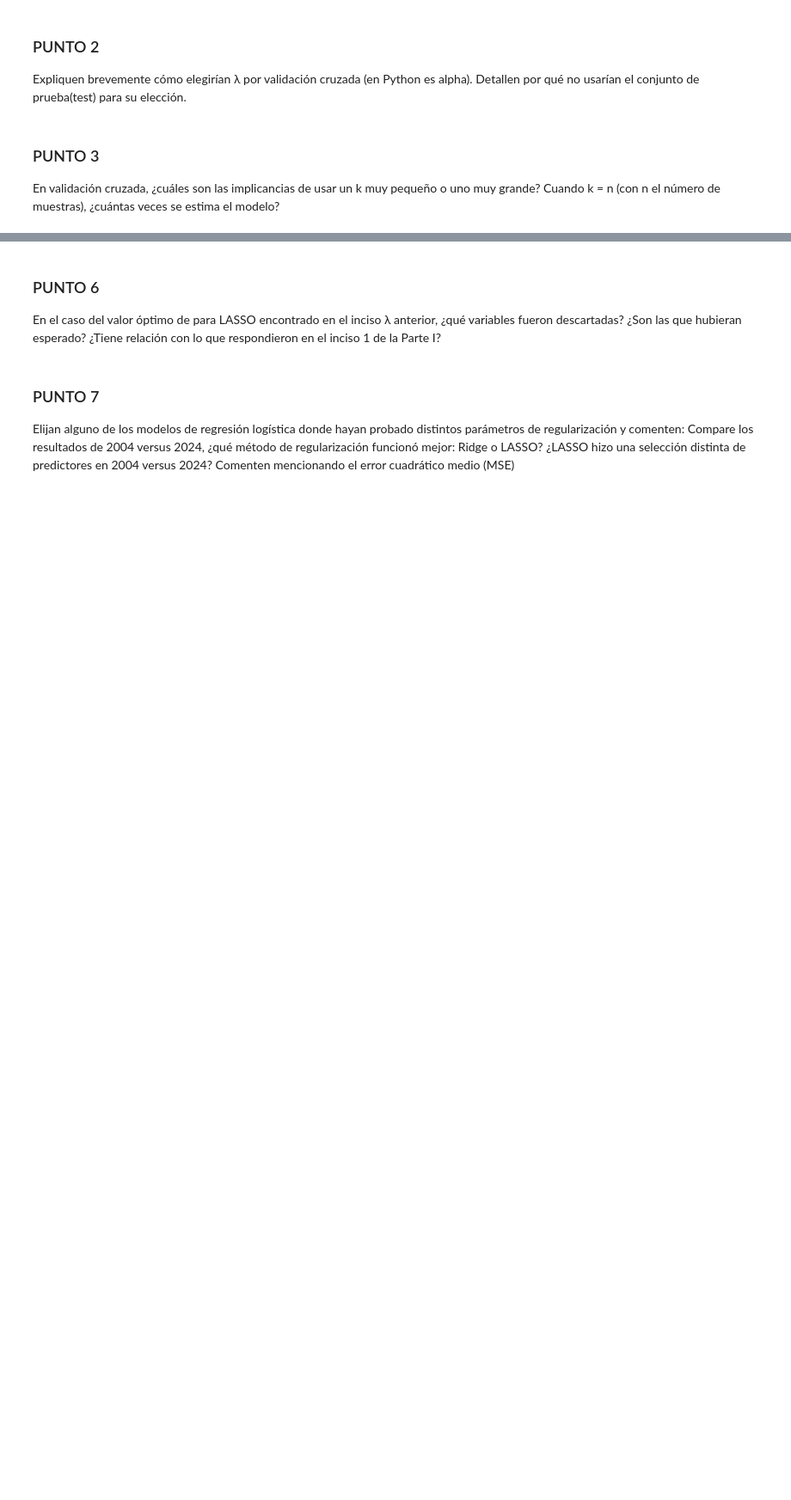
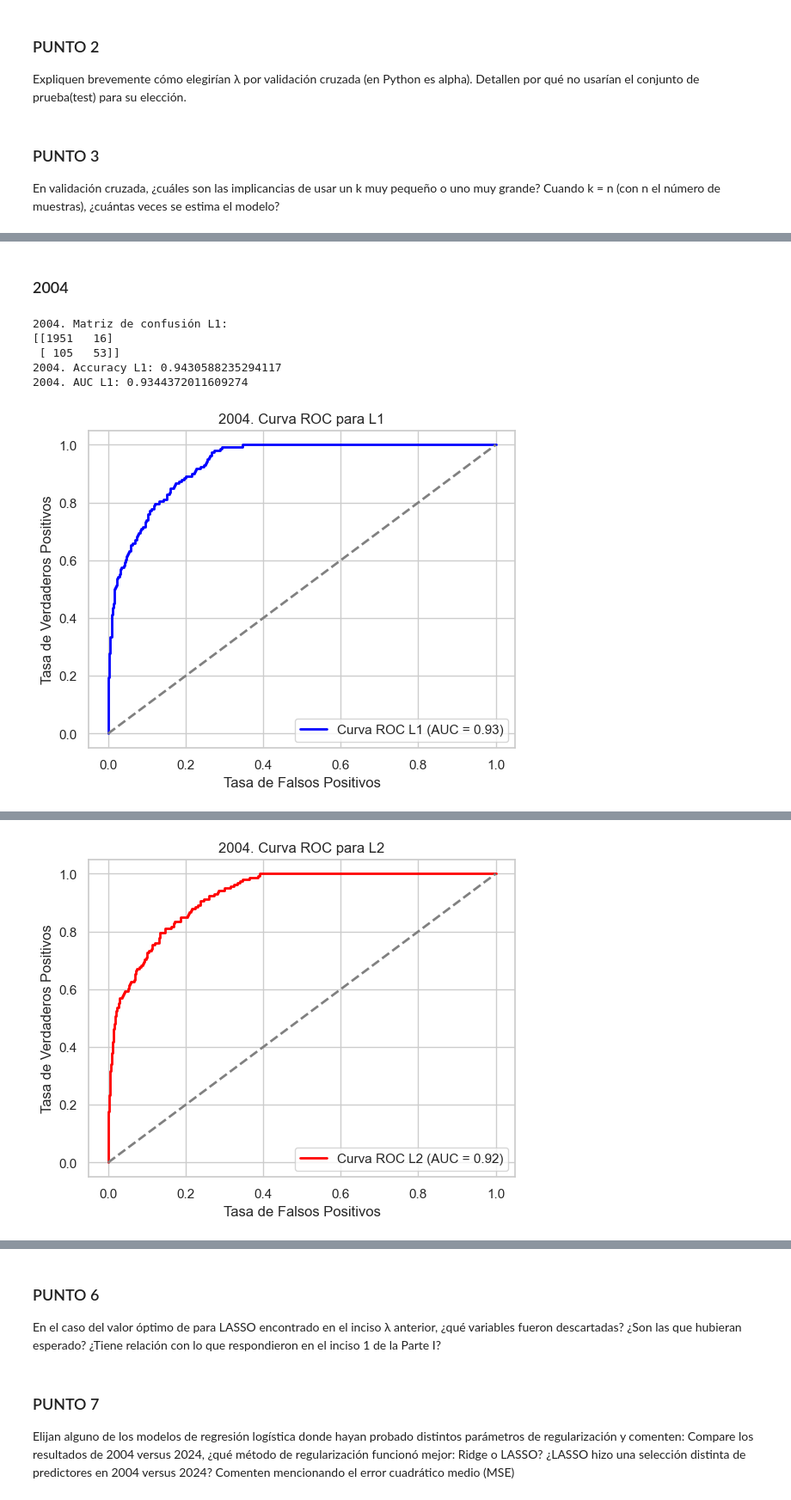
Before and after one commit to AngelaNavajas/CC408-T1-4, a Jupyter notebook: TP4/TP4.ipynb, the cells around one changed output, grey strips where cells are left out. Shown: that part at 86% size. Drawn from its saved outputs; the diff is of its cells as text; code cells hidden in the pictures; blank space fills up the shorter version.

```diff
--- a/TP4/TP4.ipynb
+++ b/TP4/TP4.ipynb
@@ -516,7 +511,7 @@ print(base_final)
 # %%
 # CATEGORICAS A DUMMIES
 #Paramos de categoricas a dummies las variables con mas de una categoria
-base_final_dummies = pd.get_dummies(base_final, columns = [ "ch03", "ch04","ch07", "ch08", "nivel_ed", "estado", "cat_inac", "componente", "mas_500", "aglomerado"], drop_first=True)
+base_final_dummies = pd.get_dummies(base_final, columns = [ "ch03", "ch04","ch07", "ch08", "nivel_ed", "estado", "mas_500", "aglomerado"], drop_first=False)
 
 #Pasamos a dummies las binarias
 def transformar_a_dummies(dataframe, columnas):
@@ -894,3 +916,5 @@ El objetivo de esta parte del trabajo es nuevamente intentar predecir si una per
+# %%
+base_final_dummies = base_final_dummies.drop(columns=['pp02h'])
 # %%
 # Base con datos que sí respondieron a la condición de actividad
 respondieron = base_final_dummies[base_final_dummies['estado_0'] == 0]
@@ -933,0 +1020,12 @@ print(y_train_2024.shape)
+# %%
+# Iniciamos el Standard Scaler
+sc = StandardScaler()
+
+# Estandarizamos las observaciones de entrenamiento
+X_train_2004_trans = pd.DataFrame(sc.fit_transform(X_train_2004), index=X_train_2004.index, columns=X_train_2004.columns)
+
+# Estandarizamos las observaciones de test
+X_test_2004_trans = pd.DataFrame(sc.transform(X_test_2004), index=X_test_2004.index, columns=X_test_2004.columns)
+
+# Estadisticas luego de estandarizar
+X_train_2004_trans.describe().T
@@ -1002,0 +1095,63 @@ print("Resultados para 2024 con penalización L2:", resultados_2024_L2)
+# %% [markdown]
+### 2004
+# %%
+# Configuración del modelo de regresión logística con penalización L1 (LASSO)
+model_l1_04 = LogisticRegression(penalty='l1', C=1, solver='liblinear')  # L1 penalidad, solver liblinear para L1
+model_l1_04.fit(X_train_2004_trans, y_train_2004)
+pred_l1_04 = model_l1_04.predict(X_test_2004_trans)
+pred_prob_l1_04 = model_l1_04.predict_proba(X_test_2004_trans)[:, 1]
+
+# Evaluación para L1
+cm_l1_04 = confusion_matrix(y_test_2004, pred_l1_04)
+accuracy_l1_04 = accuracy_score(y_test_2004, pred_l1_04)
+fpr_l1_04, tpr_l1_04, _ = roc_curve(y_test_2004, pred_prob_l1_04)
+roc_auc_l1_04 = auc(fpr_l1_04, tpr_l1_04)
+
+print("2004. Matriz de confusión L1:")
+print(cm_l1_04)
+print("2004. Accuracy L1:", accuracy_l1_04)
+print("2004. AUC L1:", roc_auc_l1_04)
+
+# Visualización de la curva ROC para L1
+plt.figure()
+plt.plot(fpr_l1_04, tpr_l1_04, color='blue', lw=2, label='Curva ROC L1 (AUC = %0.2f)' % roc_auc_l1_04)
+plt.plot([0, 1], [0, 1], color='gray', lw=2, linestyle='--')
+plt.xlabel('Tasa de Falsos Positivos')
+plt.ylabel('Tasa de Verdaderos Positivos')
+plt.title('2004. Curva ROC para L1')
+plt.legend(loc='lower right')
+plt.show()
+
+# Configuración del modelo de regresión logística con penalización L2 (Ridge)
+model_l2_04 = LogisticRegression(penalty='l2', C=1, solver='liblinear')  # L2 penalidad
+model_l2_04.fit(X_train_2004_trans, y_train_2004)
+pred_l2_04 = model_l2_04.predict(X_test_2004_trans)
+pred_prob_l2_04 = model_l2_04.predict_proba(X_test_2004_trans)[:, 1]
+
+# Evaluación para L2
+cm_l2_04 = confusion_matrix(y_test_2004, pred_l2_04)
+accuracy_l2_04 = accuracy_score(y_test_2004, pred_l2_04)
+fpr_l2_04, tpr_l2_04, _ = roc_curve(y_test_2004, pred_prob_l2_04)
+roc_auc_l2_04 = auc(fpr_l2_04, tpr_l2_04)
+
+print("\n2004. Matriz de confusión L2:")
+print(cm_l2_04)
+print("2004. Accuracy L2:", accuracy_l2_04)
+print("2004. AUC L2:", roc_auc_l2_04)
+
+# Visualización de la curva ROC para L2
+plt.figure()
+plt.plot(fpr_l2_04, tpr_l2_04, color='red', lw=2, label='Curva ROC L2 (AUC = %0.2f)' % roc_auc_l2_04)
+plt.plot([0, 1], [0, 1], color='gray', lw=2, linestyle='--')
+plt.xlabel('Tasa de Falsos Positivos')
+plt.ylabel('Tasa de Verdaderos Positivos')
+plt.title('2004. Curva ROC para L2')
+plt.legend(loc='lower right')
+plt.show()
+# %% [output]
+2004. Matriz de confusión L1:
+[[1951   16]
+ [ 105   53]]
+2004. Accuracy L1: 0.9430588235294117
+2004. AUC L1: 0.9344372011609274
+[figure, added]
@@ -1002,0 +1163 @@ print("Resultados para 2024 con penalización L2:", resultados_2024_L2)
+[figure, added]
```
Also changed, not shown: parts of 36 cells of this notebook.
